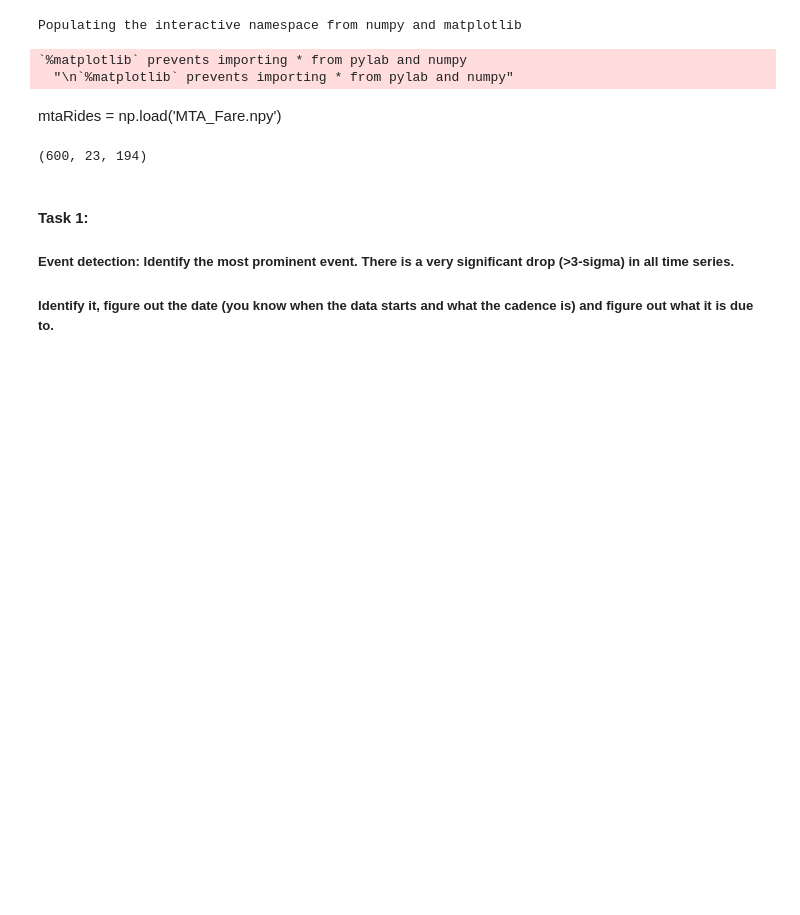
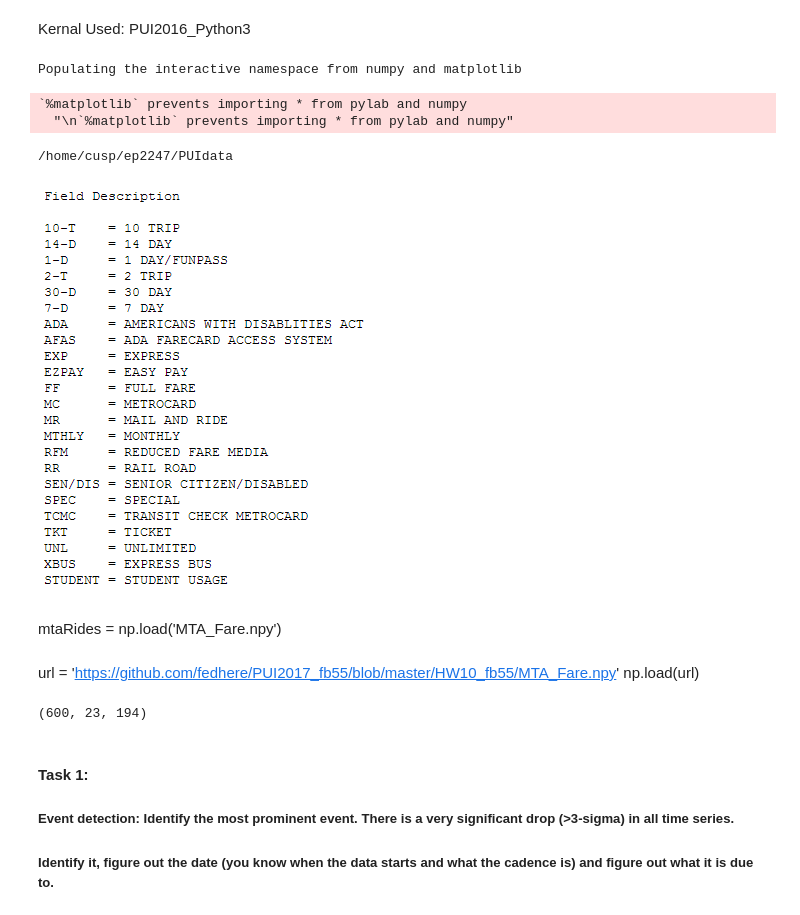
Before and after one commit to ep2247/PUI2017_ep2247, a Jupyter notebook: HW10_ep2247/HW10_1_ep2247.ipynb, the cells around one changed output. Cells and saved outputs as stored; diff of their text form; code cells hidden in the pictures; blank space fills up the shorter version.

```diff
--- a/HW10_ep2247/HW10_1_ep2247.ipynb
+++ b/HW10_ep2247/HW10_1_ep2247.ipynb
@@ -1,3 +1,5 @@
+# %% [markdown]
+Kernal Used: PUI2016_Python3
 # %%
 from __future__ import print_function, division
 import pandas as pd
@@ -15,14 +21,21 @@ Populating the interactive namespace from numpy and matplotlib
   "\n`%matplotlib` prevents importing * from pylab and numpy"
 # %%
 PUIDATA = os.getenv("PUIDATA")
-#print(PUIDATA)
+print(PUIDATA)
+# %% [output]
+/home/cusp/ep2247/PUIdata
 # %%
-#from IPython.display import Image
-#Image(filename = PUIDATA + "/Homework10/Ridetypes.png")
+from IPython.display import Image
+Image(filename = PUIDATA + "/Homework10/Ridetypes.png")
+# %% [output]
+[figure, added]
 # %%
 mtaRides = np.load(PUIDATA + "/Homework10/MTA_Fare.npy")
 # %% [markdown]
 mtaRides = np.load('MTA_Fare.npy')
+# %% [markdown]
+url = 'https://github.com/fedhere/PUI2017_fb55/blob/master/HW10_fb55/MTA_Fare.npy'
+np.load(url)
 # %%
 mtaRides.shape
 # %% [output]
```
Also changed, not shown: parts of 54 cells of this notebook, 3 other files.
